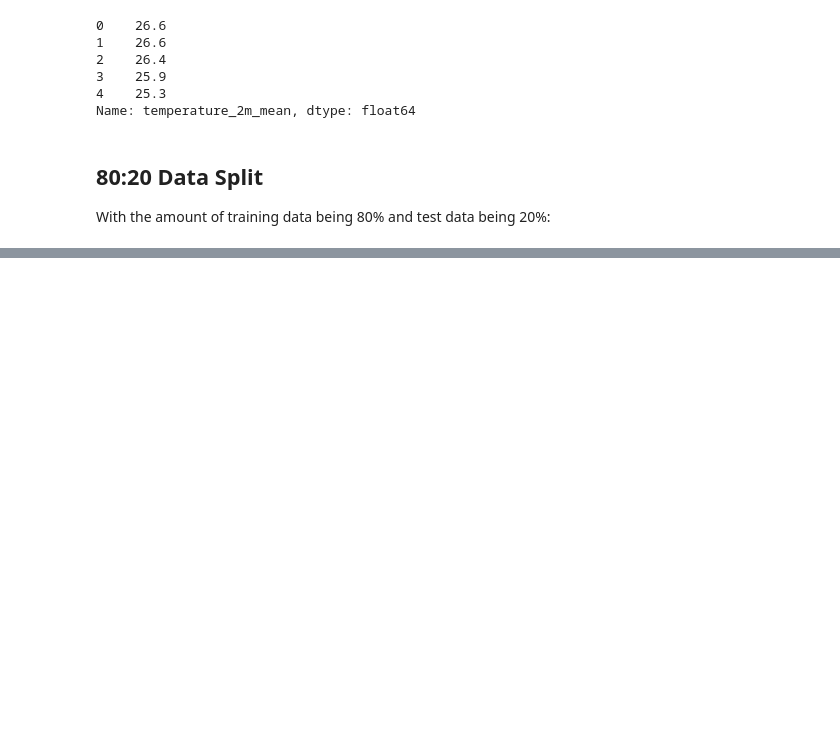
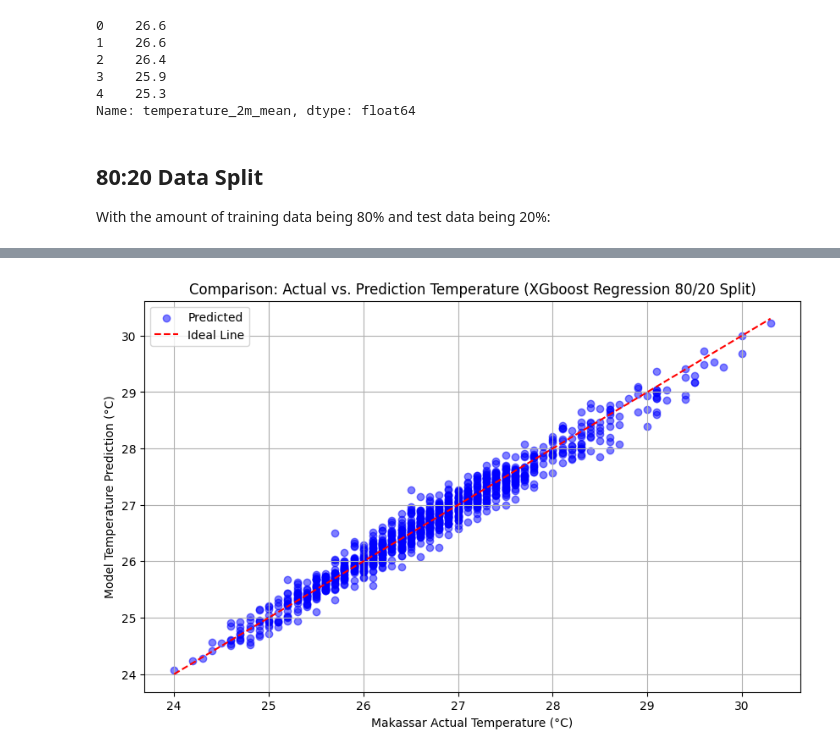
Before and after one commit to Payama01/comparative-regression-weather-makassar, a Jupyter notebook: notebooks/02_model_training_and_evaluation_8020.ipynb, the cells around one changed output, grey strips where cells are left out. Cells and saved outputs as stored; diff of their text form; code cells hidden in the pictures; blank space fills up the shorter version.

```diff
--- a/notebooks/02_model_training_and_evaluation_8020.ipynb
+++ b/notebooks/02_model_training_and_evaluation_8020.ipynb
@@ -520,0 +231,17 @@ plt.show()
+# %%
+import matplotlib.pyplot as plt
+
+plt.figure(figsize=(10, 6))
+plt.scatter(y_test, predict_xgboost, alpha=0.5, color='blue', label='Predicted')
+min_val = min(y_test.min(), predict_xgboost.min())
+max_val = max(y_test.max(), predict_xgboost.max())
+plt.plot([min_val, max_val], [min_val, max_val], color='red', linestyle='--', label='Ideal Line')
+plt.title('Comparison: Actual vs. Prediction Temperature (XGboost Regression 80/20 Split)')
+plt.xlabel('Makassar Actual Temperature (°C)')
+plt.ylabel('Model Temperature Prediction (°C)')
+plt.legend()
+plt.grid(True)
+
+plt.show()
+# %% [output]
+[figure, added]
```
Also changed, not shown: parts of 57 cells of this notebook, 4 other files.
